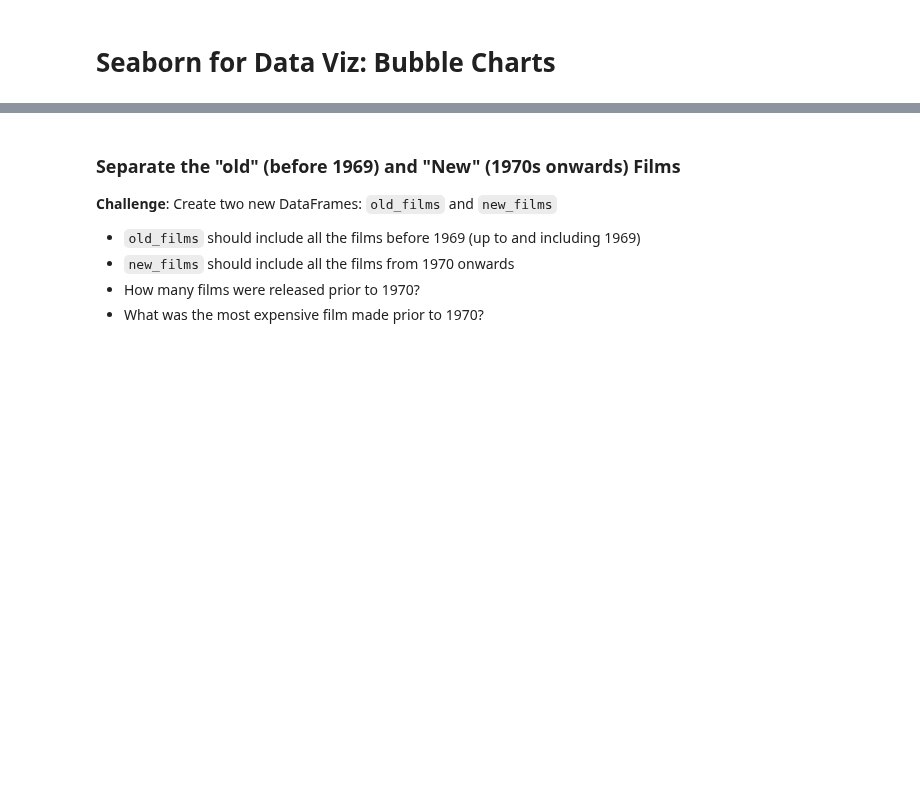
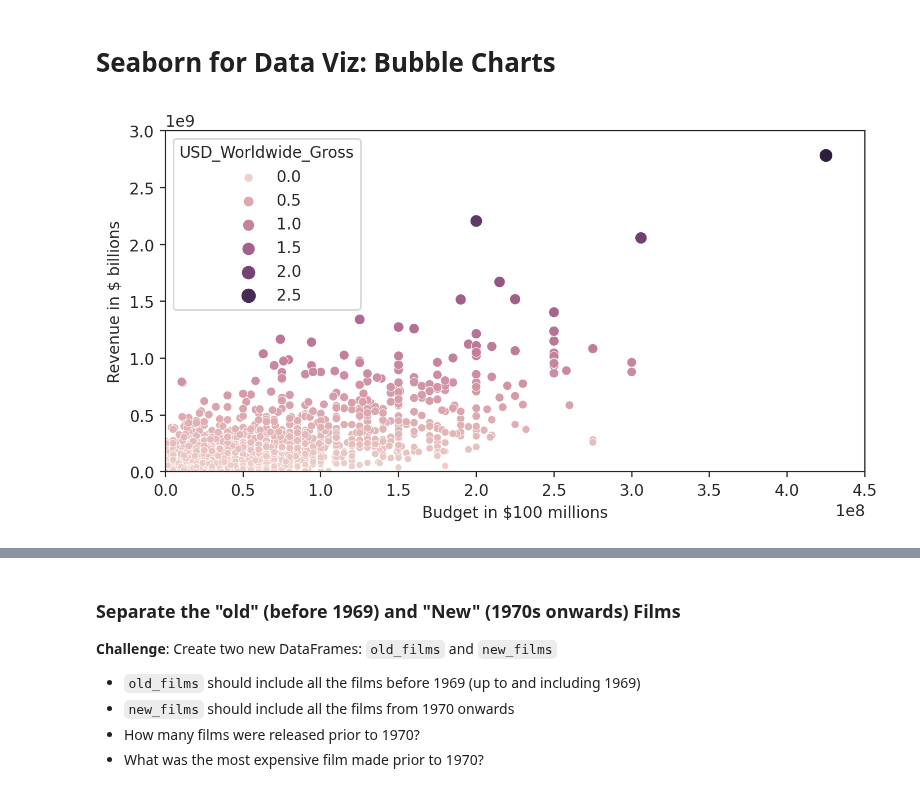
Before and after one commit to HKubinhetz/DS-Seaborn-and-Linear-Regression, a Jupyter notebook: Seaborn_and_Linear_Regression.ipynb, the cells around one changed output, grey strips where cells are left out. Saved outputs shown, nothing was run; the diff lists cells and outputs as text; code cells hidden in the pictures; blank space fills up the shorter version.

```diff
--- a/Seaborn_and_Linear_Regression.ipynb
+++ b/Seaborn_and_Linear_Regression.ipynb
@@ -177,18 +348,22 @@ print(f"The study shows that {losing_movies_percentage}% of all movies actually
 # Seaborn for Data Viz: Bubble Charts
 # %%
 plt.figure(figsize=(8,4), dpi=200)
-scatterplot = sns.scatterplot(data=data_clean,
-                x='USD_Production_Budget',
-                y='USD_Worldwide_Gross',
-                hue='USD_Worldwide_Gross', # colour
-                size='USD_Worldwide_Gross') # dot size
 
-scatterplot.set(ylim=(0, 3000000000),
-       xlim=(0, 450000000),
-       ylabel='Revenue in $ billions',
-       xlabel='Budget in $100 millions')
+with sns.axes_style('ticks'):
+  scatterplot = sns.scatterplot(data=data_clean,
+                  x='USD_Production_Budget',
+                  y='USD_Worldwide_Gross',
+                  hue='USD_Worldwide_Gross', # colour
+                  size='USD_Worldwide_Gross') # dot size
+
+  scatterplot.set(ylim=(0, 3000000000),
+        xlim=(0, 450000000),
+        ylabel='Revenue in $ billions',
+        xlabel='Budget in $100 millions')
 
 plt.show()
+# %% [output]
+[figure, added]
 # %% [markdown]
 ### Plotting Movie Releases over Time
 
```
Also changed, not shown: parts of 29 cells of this notebook.
